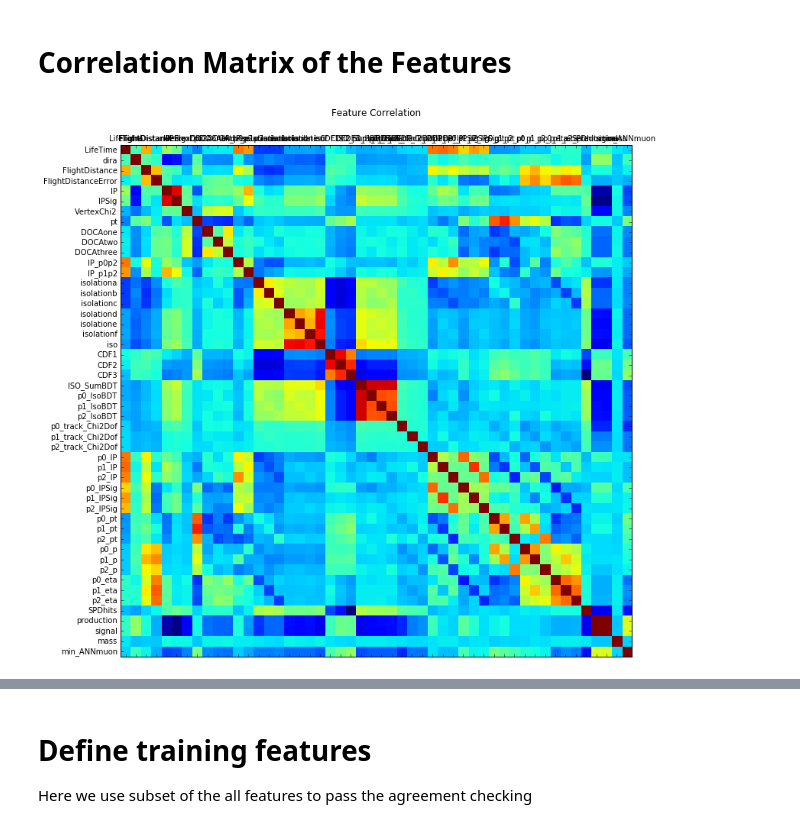
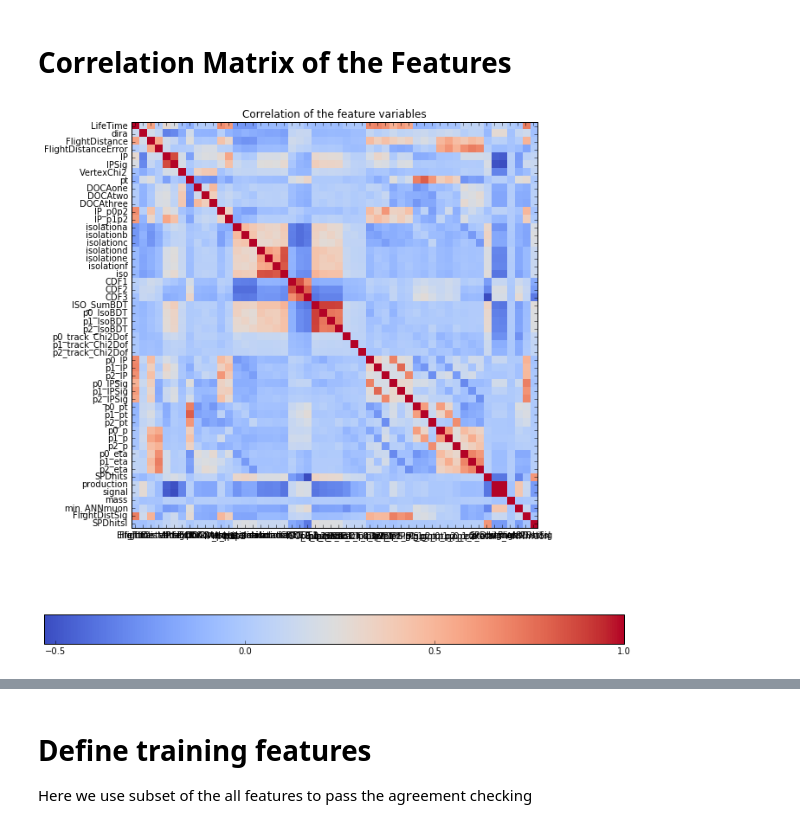
Before and after one commit to yuanchao/flavours-of-physics-start, a Jupyter notebook: my_baseline.ipynb, the cells around one changed output, grey strips where cells are left out. Drawn from its saved outputs; the diff is of its cells as text; code cells hidden in the pictures.

Commit message:
Adding inspecting figures

```diff
--- a/my_baseline.ipynb
+++ b/my_baseline.ipynb
@@ -9,3 +14,6 @@ import evaluation
 # %%
 folder = 'tau_data/'
 train = pandas.read_csv(folder + 'training.csv.zip', index_col='id')
+
+train['FlightDistSig'] = train['FlightDistance'] / train['FlightDistanceError']
+train['SPDhitsI'] = train['SPDhits'] > 150
@@ -23,22 +35,23 @@ train.head()
 # %% [markdown]
 # Correlation Matrix of the Features
-# %%
-#import seaborn as sns
-
-from matplotlib import pyplot as plt
-from matplotlib import cm as cm
-
-fig, ax = plt.subplots(figsize=(12, 12))
-ax.matshow(train.corr())
-
-plt.title('Feature Correlation')
-
-labels = train.columns
-plt.xticks(range(len(train.columns)), train.columns);
-plt.yticks(range(len(train.columns)), train.columns);
-
-# Add colorbar, make sure to specify tick locations to match desired ticklabels
-#fig.colorbar(cax) # ,ticks=[.75,.8,.85,.90,.95,1])
-plt.show()
-# %% [output]
-[figure, removed]
+# %%
+#import seaborn as sns
+
+# Add colorbar, make sure to specify tick locations to match desired ticklabels
+fig, ax = subplots(figsize=(12, 12))
+
+#cax = ax.imshow(train.corr(), interpolation='nearest', cmap=cm.afmhot)
+cax = ax.imshow(train.corr(), interpolation='nearest', cmap=cm.coolwarm)
+ax.set_title('Correlation of the feature variables')
+
+# Add colorbar, make sure to specify tick locations to match desired ticklabels
+cbar = fig.colorbar(cax, ticks=[-1, -0.5, 0, 0.5, 1], orientation='horizontal')
+#cbar.ax.set_xticklabels(['< -1', '0', '> 1'])
+
+labels = train.columns
+xticks(range(len(train.columns)), train.columns);
+yticks(range(len(train.columns)), train.columns);
+
+show()
+# %% [output]
+[figure, added]
```
Also changed, not shown: parts of 19 cells of this notebook.
